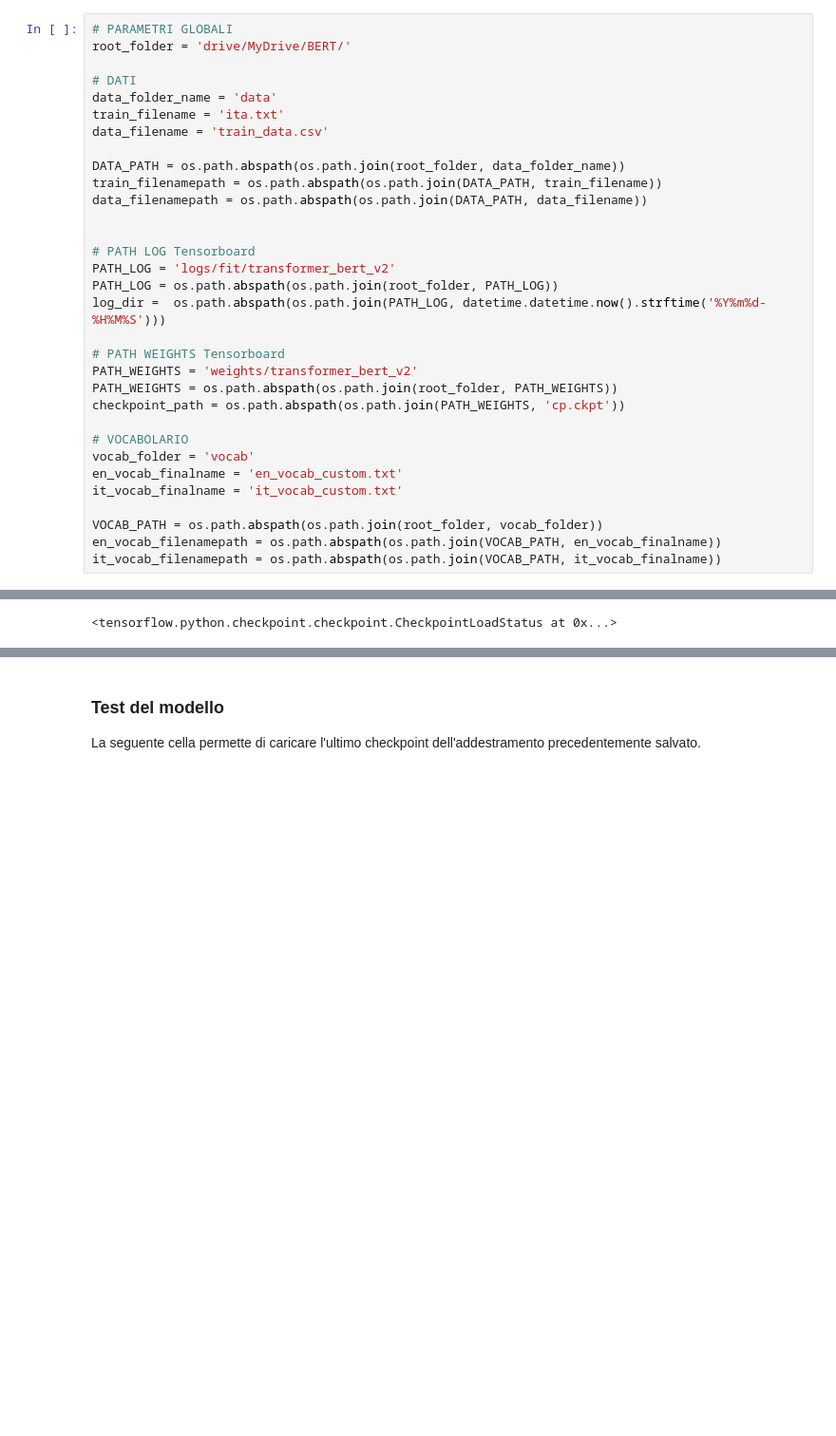
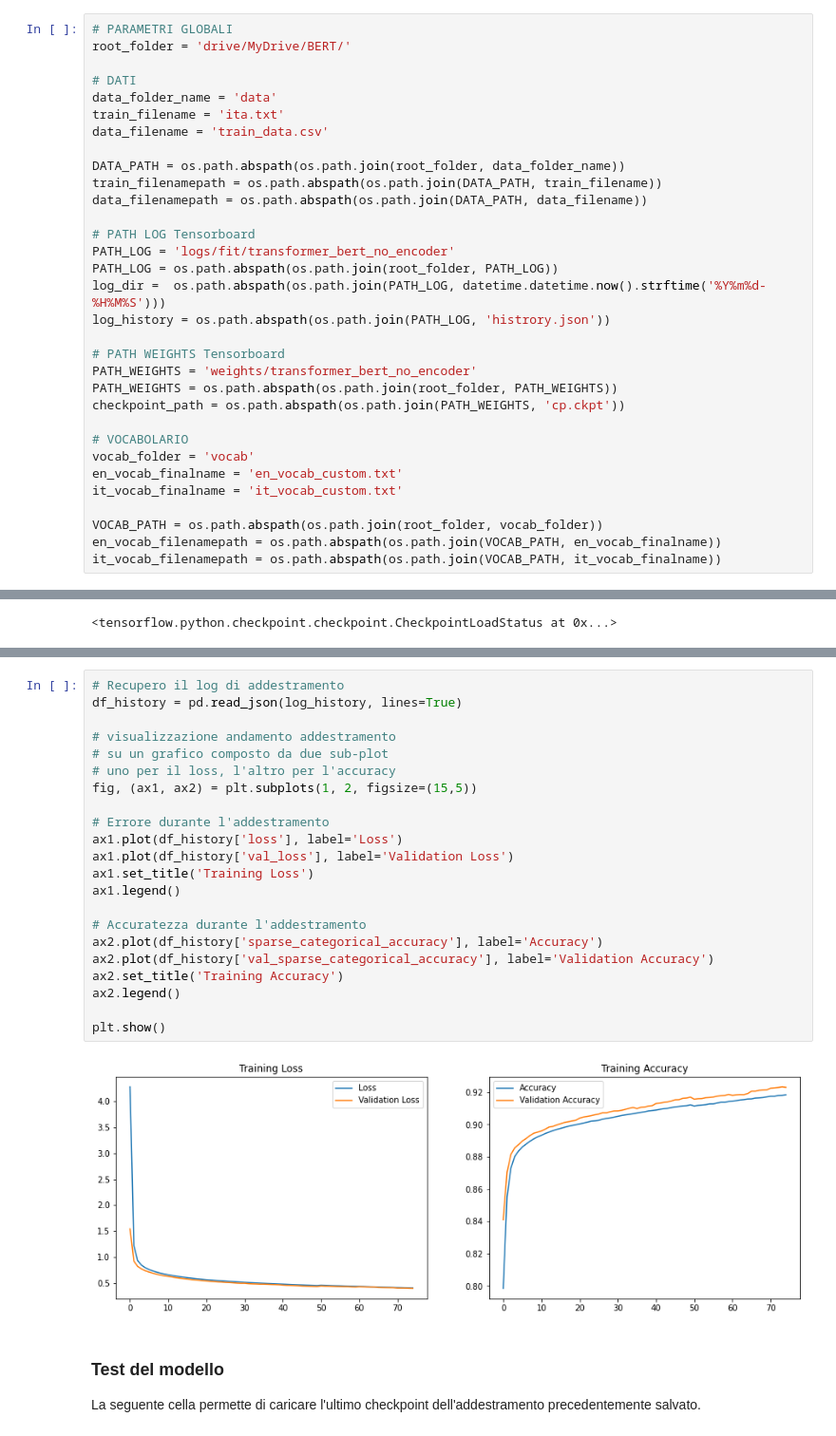
Before and after one commit to Bad983/Dantenizzatore, a Jupyter notebook: Transformer_Bert_no_encoder.ipynb, the cells around one changed output, grey strips where cells are left out. Shown: that part at 95% size. Cells and saved outputs as stored; diff of their text form; blank space fills up the shorter version.

Commit message:
Addestramento

```diff
--- a/Transformer_Bert_no_encoder.ipynb
+++ b/Transformer_Bert_no_encoder.ipynb
@@ -66,14 +68,14 @@ DATA_PATH = os.path.abspath(os.path.join(root_folder, data_folder_name))
 train_filenamepath = os.path.abspath(os.path.join(DATA_PATH, train_filename))
 data_filenamepath = os.path.abspath(os.path.join(DATA_PATH, data_filename))
 
-
 # PATH LOG Tensorboard
-PATH_LOG = 'logs/fit/transformer_bert_v2'
+PATH_LOG = 'logs/fit/transformer_bert_no_encoder'
 PATH_LOG = os.path.abspath(os.path.join(root_folder, PATH_LOG))
 log_dir =  os.path.abspath(os.path.join(PATH_LOG, datetime.datetime.now().strftime('%Y%m%d-%H%M%S')))
+log_history = os.path.abspath(os.path.join(PATH_LOG, 'histrory.json'))
 
 # PATH WEIGHTS Tensorboard
-PATH_WEIGHTS = 'weights/transformer_bert_v2'
+PATH_WEIGHTS = 'weights/transformer_bert_no_encoder'
 PATH_WEIGHTS = os.path.abspath(os.path.join(root_folder, PATH_WEIGHTS))
 checkpoint_path = os.path.abspath(os.path.join(PATH_WEIGHTS, 'cp.ckpt'))
 
@@ -963,3 +1016,27 @@ Tempo necessario per l'addestramento: 2:23:22.123092
+# %%
+# Recupero il log di addestramento
+df_history = pd.read_json(log_history, lines=True)
+
+# visualizzazione andamento addestramento
+# su un grafico composto da due sub-plot
+# uno per il loss, l'altro per l'accuracy
+fig, (ax1, ax2) = plt.subplots(1, 2, figsize=(15,5))
+
+# Errore durante l'addestramento
+ax1.plot(df_history['loss'], label='Loss')
+ax1.plot(df_history['val_loss'], label='Validation Loss')
+ax1.set_title('Training Loss')
+ax1.legend()
+
+# Accuratezza durante l'addestramento
+ax2.plot(df_history['sparse_categorical_accuracy'], label='Accuracy')
+ax2.plot(df_history['val_sparse_categorical_accuracy'], label='Validation Accuracy')
+ax2.set_title('Training Accuracy')
+ax2.legend()
+
+plt.show()
+# %% [output]
+[figure, added]
 # %% [markdown]
 ### Test del modello
 La seguente cella permette di caricare l'ultimo checkpoint dell'addestramento
```
Also changed, not shown: parts of 17 cells of this notebook.
